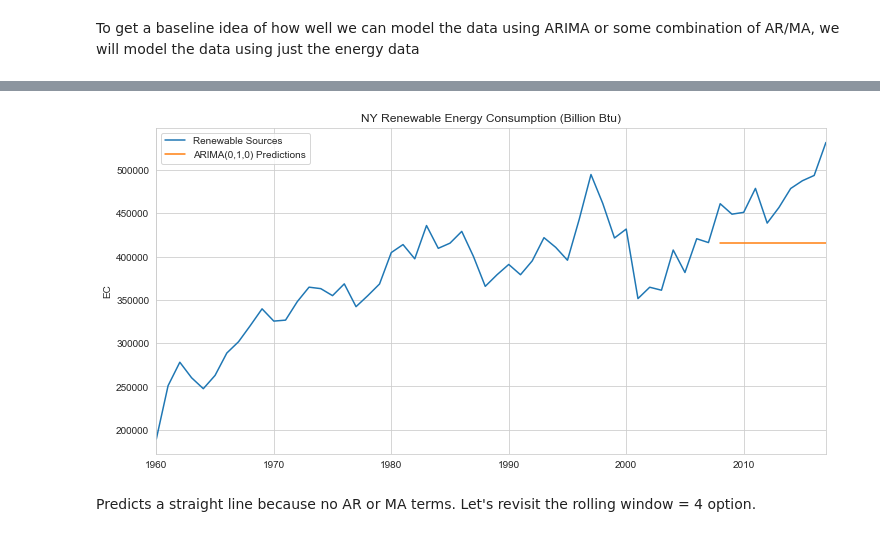
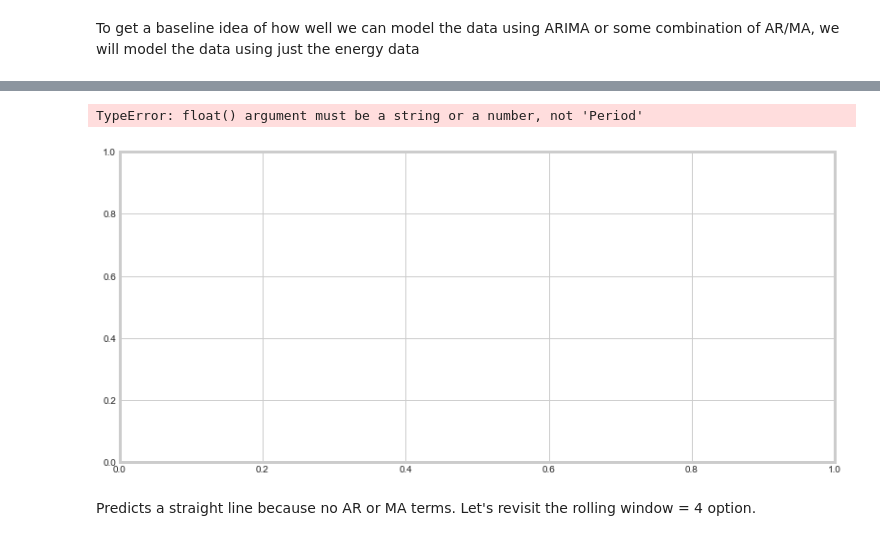
Before and after one commit to msanchez-ayala/energy-consumption, a Jupyter notebook: eda_modeling_experimentation.ipynb, the cells around one changed output, grey strips where cells are left out. Saved outputs shown, nothing was run; the diff lists cells and outputs as text; code cells hidden in the pictures.

Commit message:
finalize experimentation and associated helpers

```diff
--- a/eda_modeling_experimentation.ipynb
+++ b/eda_modeling_experimentation.ipynb
@@ -349,10 +524,10 @@ nonrenewable_sources = [
 ### Make combined Dataframes for each NY sector
 # %%
 # Create a dictionary containing all of NY's dataframes
-dataframes = {sector: helper_functions.get_energy_pop_df(ny,sector) for sector in sectors}
+dataframes = state_dfs['New York']
 
 # Create a dataframe with just the temperature data
-temp_df = helper_functions.get_weather_df(ny)
+temp_df = helper_functions.get_weather_df(states_data['New York'])
 
 # Concatenate all these bad boys
 for sector in dataframes:
@@ -1301,6 +1527,6 @@ r_ts.plot(figsize=(10,7),title='NY Renewable Energy Consumption')
 # %%
-r_train = r_ts[:-10]
-r_test = r_ts[-10:]
+r_train = r_ts[10:]
+r_test = r_ts[:10]
 # %%
 from pmdarima import auto_arima
 # %%
@@ -1336,6 +1562,6 @@ Warnings:
 # %%
 r_model = sm.tsa.statespace.SARIMAX(r_train,
-                                order=(0,1,0),
+                                order=(3,1,3),
                             )
 results = r_model.fit()
 print(results.summary())
@@ -1361,19 +1600,20 @@ No frequency information was provided, so inferred frequency AS-JAN will be used
 # %%
 start=len(r_train)
 end=len(r_train)+len(r_test)-1
 predictions = results.predict(start=start, end=end, dynamic=False).rename('ARIMA(0,1,0) Predictions')
 
 # Plot predictions against known values
 title = 'NY Renewable Energy Consumption (Billion Btu)'
-ylabel='EC'
+ylabel='Energy Consumption (Billion Btu)'
 xlabel=''
 
-ax = r_ts.plot(legend=True,figsize=(12,6),title=title)
+ax = r_train.plot(legend=True,figsize=(12,6),title=title)
 predictions.plot(legend=True)
 ax.autoscale(axis='x',tight=True)
 ax.set(xlabel=xlabel, ylabel=ylabel);
 # %% [output]
+TypeError: float() argument must be a string or a number, not 'Period'
-[figure, old version]
+[figure, new version]
 # %% [markdown]
 Predicts a straight line because no AR or MA terms. Let's revisit the rolling window = 4 option.
 # %% [markdown]
```
Also changed, not shown: parts of 51 cells of this notebook, 1 other file.
